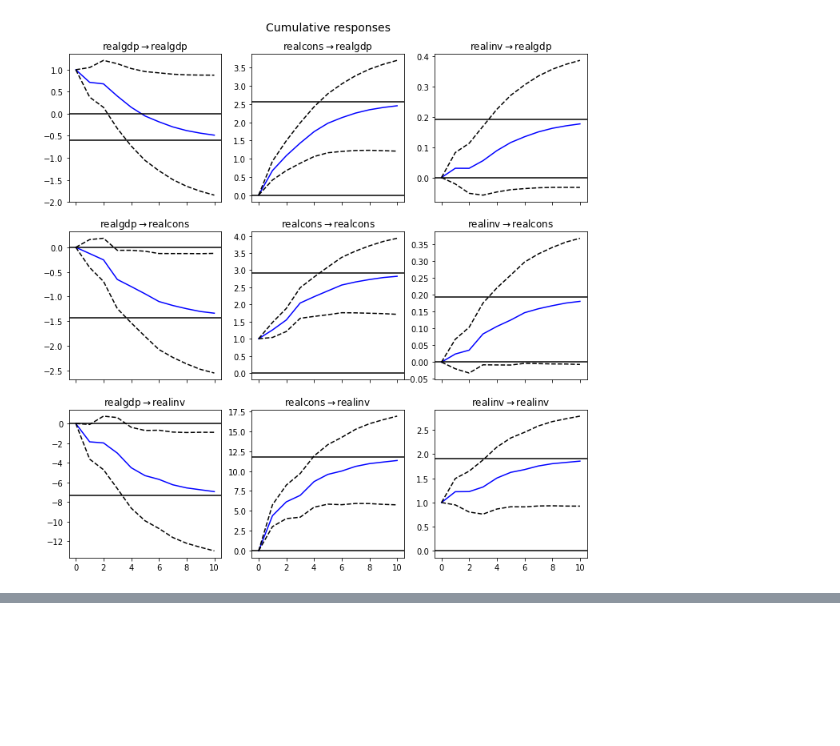
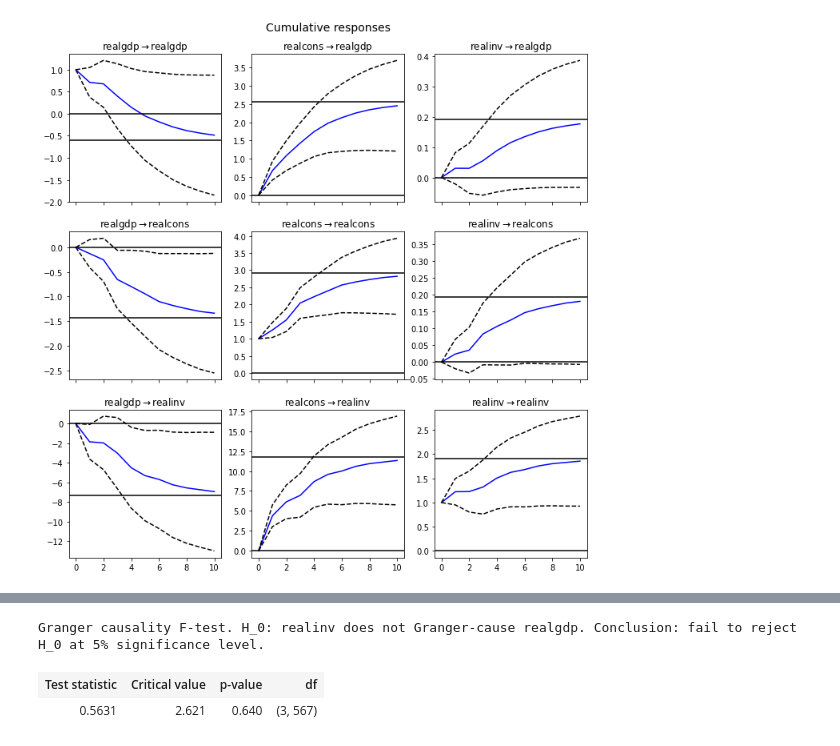
Before and after one commit to jslr1997/ECOG2046, a Jupyter notebook: notebooks/8_VAR.ipynb, the cells around one changed output, grey strips where cells are left out. Drawn from its saved outputs; the diff is of its cells as text; code cells hidden in the pictures; blank space fills up the shorter version.

```diff
--- a/notebooks/8_VAR.ipynb
+++ b/notebooks/8_VAR.ipynb
@@ -206,6 +230,10 @@ plt.show()
 # %%
-# d=results.test_causality('realgdp', ['realinv', 'realcons'], kind='f')
-# d.summary()
+d=results.test_causality('realgdp', ['realinv'], kind='wald')
+d.summary()
+# %% [output]
+Granger causality F-test. H_0: realinv does not Granger-cause realgdp. Conclusion: fail to reject H_0 at 5% significance level.
+| Test statistic | Critical value | p-value | df |
+| 0.5631 | 2.621 | 0.640 | (3, 567) |
 # %%
 # params = results.params
 # endog_lagged = results.endog_lagged
```
Also changed, not shown: parts of 4 cells of this notebook, 1 other file.
